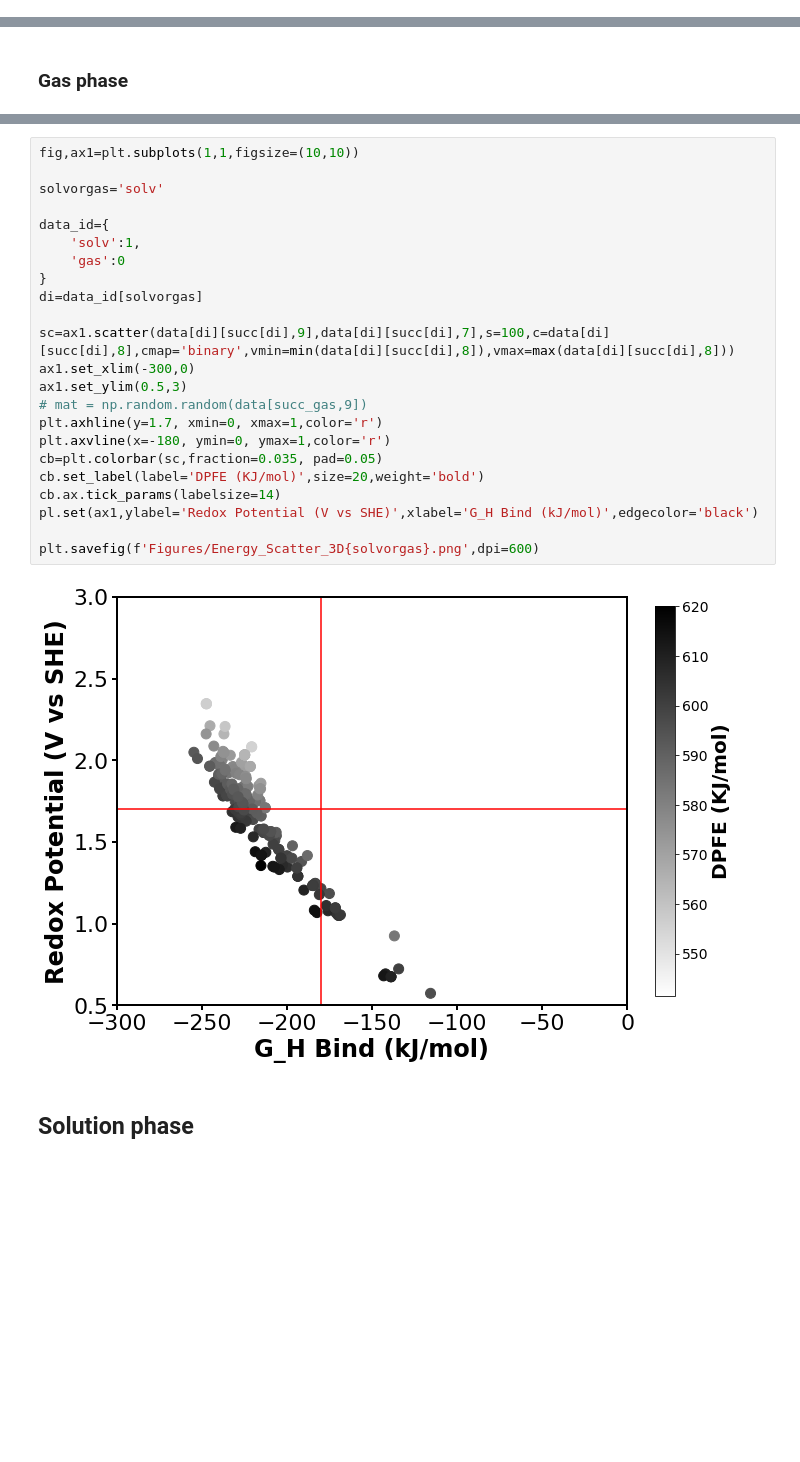
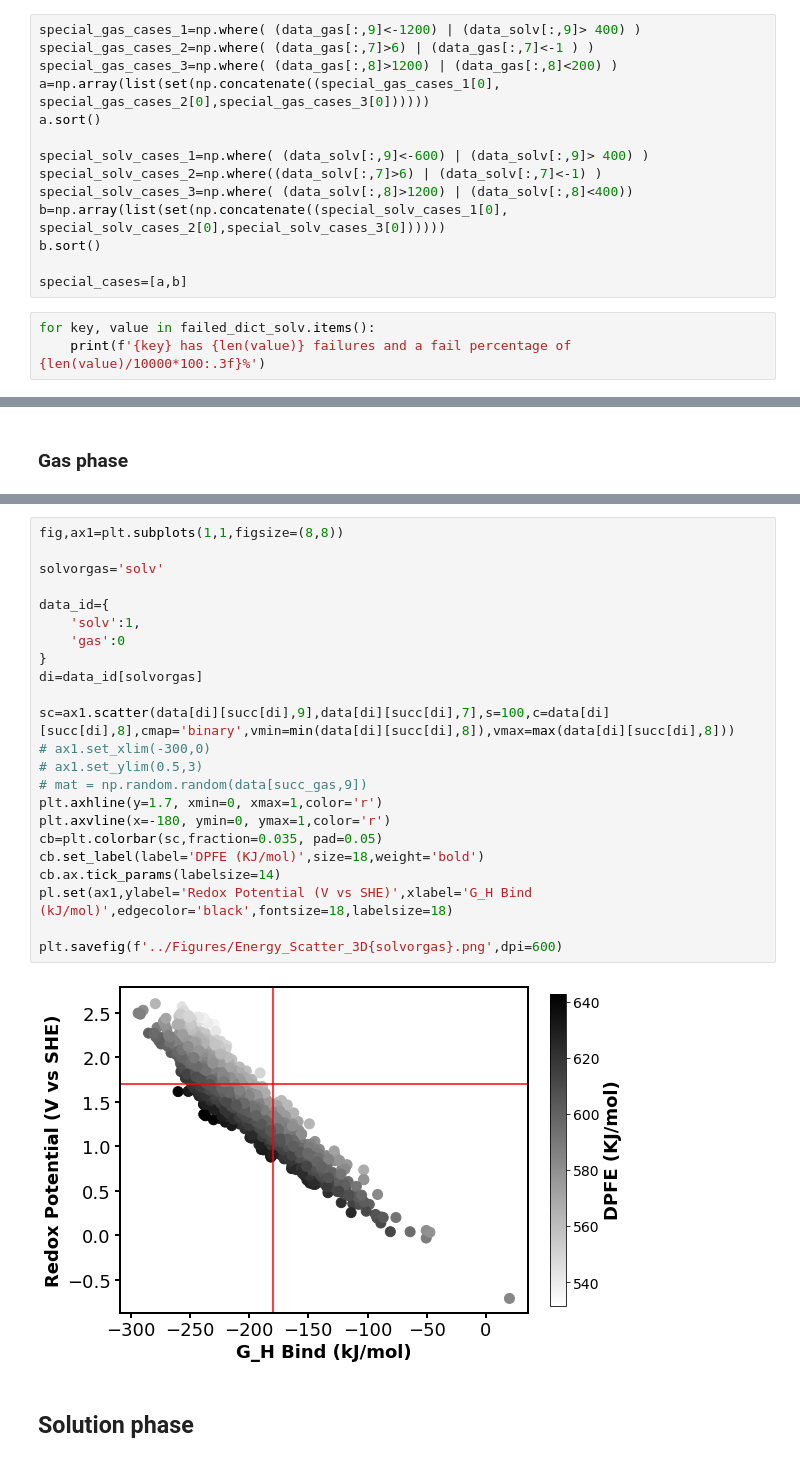
Before and after one commit to jmaalouf23/ylide, a Jupyter notebook: Library/ipynbs/Ylide_Data_Visualization.ipynb, the cells around one changed output, grey strips where cells are left out. Saved outputs shown, nothing was run; the diff lists cells and outputs as text; blank space fills up the shorter version.

```diff
--- a/Library/ipynbs/Ylide_Data_Visualization.ipynb
+++ b/Library/ipynbs/Ylide_Data_Visualization.ipynb
@@ -112,0 +89,17 @@ for i,v in enumerate(dicts):
+# %%
+special_gas_cases_1=np.where( (data_gas[:,9]<-1200) | (data_solv[:,9]> 400) )
+special_gas_cases_2=np.where( (data_gas[:,7]>6) | (data_gas[:,7]<-1 ) )
+special_gas_cases_3=np.where( (data_gas[:,8]>1200) | (data_gas[:,8]<200) )
+a=np.array(list(set(np.concatenate((special_gas_cases_1[0], special_gas_cases_2[0],special_gas_cases_3[0])))))
+a.sort()
+
+special_solv_cases_1=np.where( (data_solv[:,9]<-600) | (data_solv[:,9]> 400) )
+special_solv_cases_2=np.where((data_solv[:,7]>6) | (data_solv[:,7]<-1) )
+special_solv_cases_3=np.where( (data_solv[:,8]>1200) | (data_solv[:,8]<400))
+b=np.array(list(set(np.concatenate((special_solv_cases_1[0], special_solv_cases_2[0],special_solv_cases_3[0])))))
+b.sort()
+
+special_cases=[a,b]
+# %%
+for key, value in failed_dict_solv.items():
+    print(f'{key} has {len(value)} failures and a fail percentage of {len(value)/10000*100:.3f}%')
@@ -355,28 +322,28 @@ findfont: Font family ['DejaVuSans'] not found. Falling back to DejaVu Sans.
 # %%
-fig,ax1=plt.subplots(1,1,figsize=(10,10))
+fig,ax1=plt.subplots(1,1,figsize=(8,8))
 
 solvorgas='solv'
 
 data_id={
     'solv':1,
     'gas':0
 }
 di=data_id[solvorgas]
 
 sc=ax1.scatter(data[di][succ[di],9],data[di][succ[di],7],s=100,c=data[di][succ[di],8],cmap='binary',vmin=min(data[di][succ[di],8]),vmax=max(data[di][succ[di],8]))
-ax1.set_xlim(-300,0)
-ax1.set_ylim(0.5,3)
+# ax1.set_xlim(-300,0)
+# ax1.set_ylim(0.5,3)
 # mat = np.random.random(data[succ_gas,9])
 plt.axhline(y=1.7, xmin=0, xmax=1,color='r')
 plt.axvline(x=-180, ymin=0, ymax=1,color='r')
 cb=plt.colorbar(sc,fraction=0.035, pad=0.05)
-cb.set_label(label='DPFE (KJ/mol)',size=20,weight='bold')
+cb.set_label(label='DPFE (KJ/mol)',size=18,weight='bold')
 cb.ax.tick_params(labelsize=14)
-pl.set(ax1,ylabel='Redox Potential (V vs SHE)',xlabel='G_H Bind (kJ/mol)',edgecolor='black')
+pl.set(ax1,ylabel='Redox Potential (V vs SHE)',xlabel='G_H Bind (kJ/mol)',edgecolor='black',fontsize=18,labelsize=18)
 
-plt.savefig(f'Figures/Energy_Scatter_3D{solvorgas}.png',dpi=600)
+plt.savefig(f'../Figures/Energy_Scatter_3D{solvorgas}.png',dpi=600)
 # %% [output]
-[figure, old version]
+[figure, new version]
 # %% [markdown]
 ## Solution phase
 # %%
```
Also changed, not shown: parts of 53 cells of this notebook, 30 other files.
